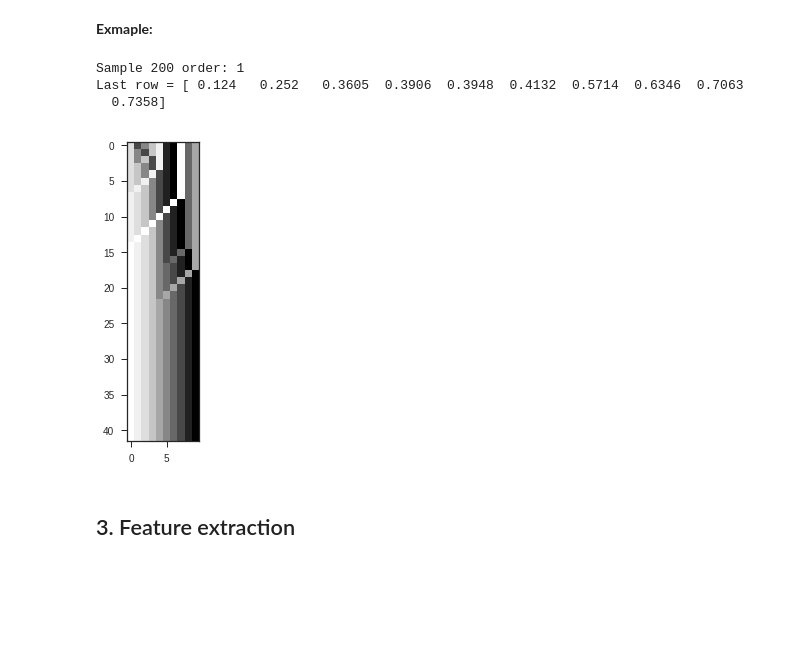
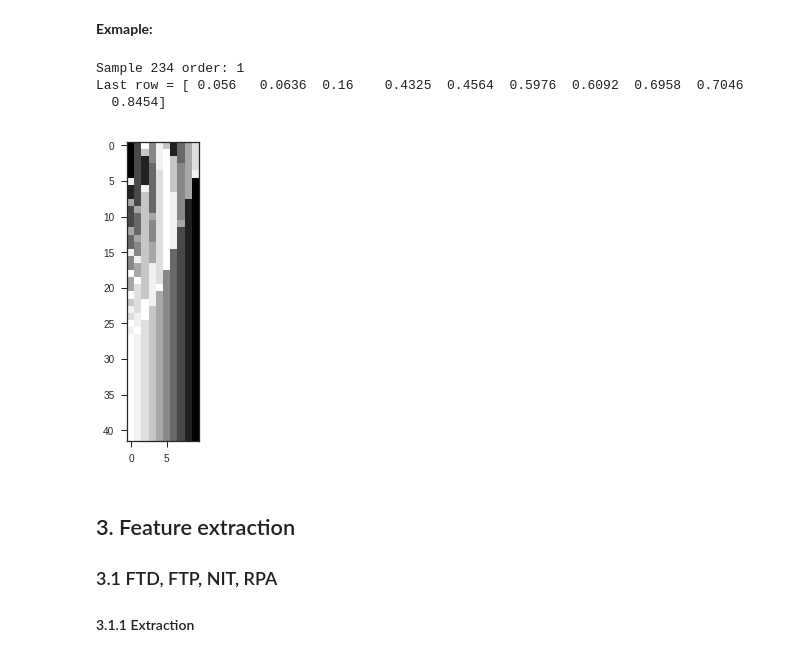
Before and after one commit to nikitautiu/datascience, a Jupyter notebook: risttest/risttest.ipynb, the cells around one changed output. Saved outputs shown, nothing was run; the diff lists cells and outputs as text; code cells hidden in the pictures; blank space fills up the shorter version.

```diff
--- a/risttest/risttest.ipynb
+++ b/risttest/risttest.ipynb
@@ -104,27 +104,29 @@ def get_image_from_sample(samp, width):
 # %% [markdown]
 **Exmaple:**
 # %%
-SAMPLE_IND = 200
+SAMPLE_IND = 234
 IMG_WIDTH = 10
 
 # get the sample
 sample = X.iloc[SAMPLE_IND].values
 
 order = get_samp_order(sample, IMG_WIDTH)
 print("Sample {} order: {} ".format(SAMPLE_IND, order))
 print("Last row = {}".format(sample[-IMG_WIDTH:]))  # get the last row
 
 # get image from array
 img = get_image_from_sample(sample, IMG_WIDTH)
 plt.imshow(img)
 
 # save to png
 img.save("algo.png")
 # %% [output]
-Sample 200 order: 1
-Last row = [ 0.124   0.252   0.3605  0.3906  0.3948  0.4132  0.5714  0.6346  0.7063
-  0.7358]
+Sample 234 order: 1
+Last row = [ 0.056   0.0636  0.16    0.4325  0.4564  0.5976  0.6092  0.6958  0.7046
+  0.8454]
-[figure, old version]
+[figure, new version]
-# %% [markdown]
-## 3. Feature extraction
+# %% [markdown]
+## 3. Feature extraction
+### 3.1 FTD, FTP, NIT, RPA
+#### 3.1.1 Extraction
 # %%
```
Also changed, not shown: parts of 9 cells of this notebook, 1 other file.
